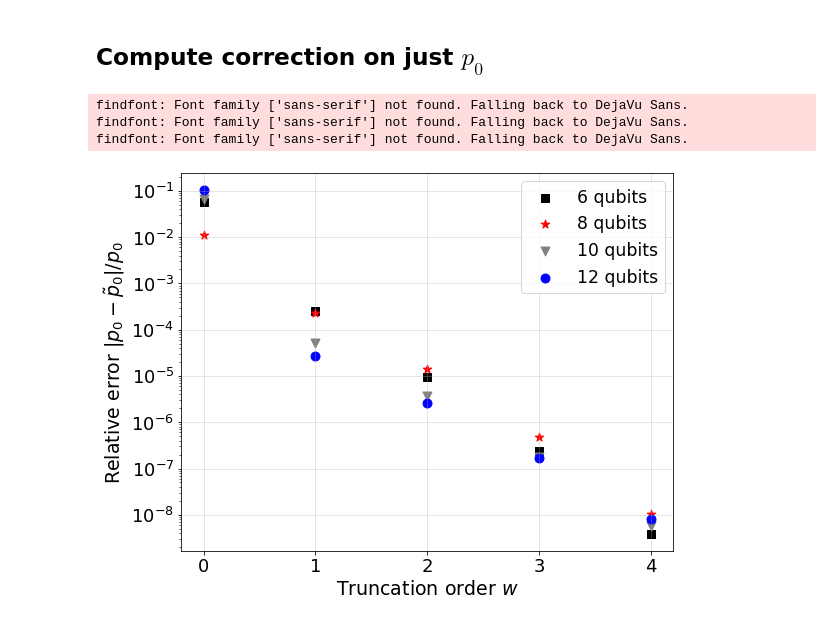
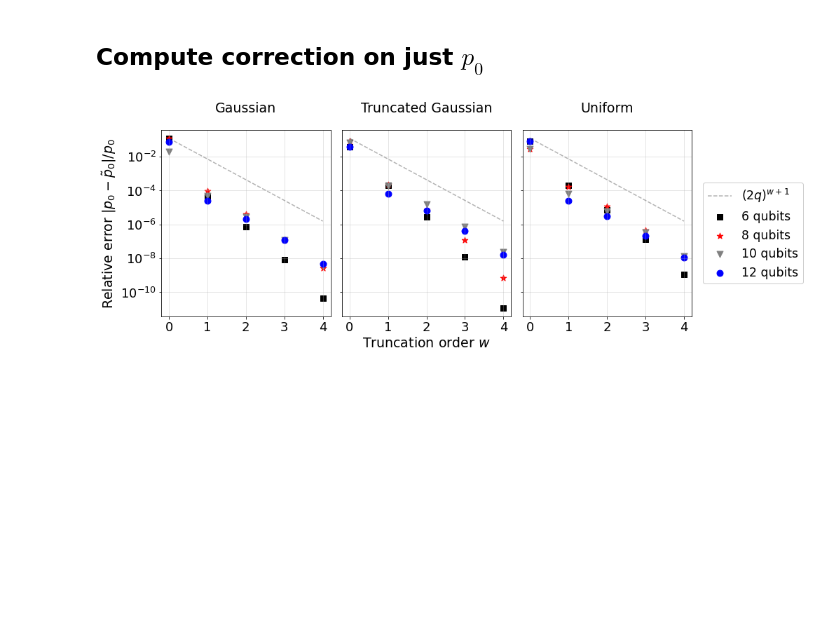
Before and after one commit to peterse/perturbative_readout_correction, a Jupyter notebook: make_plot_1_p0_scaling.ipynb, the cells around one changed output. Drawn from its saved outputs; the diff is of its cells as text; code cells hidden in the pictures; blank space fills up the shorter version.

Commit message:
plot updats and another scaling result.

```diff
--- a/make_plot_1_p0_scaling.ipynb
+++ b/make_plot_1_p0_scaling.ipynb
@@ -14,6 +14,9 @@ import response_matrix
 n = 5
 def gaussian(x, x0, sigma):
     return np.exp(-(x - x0)**2 / (2 * sigma**2)) / (np.sqrt(2 * np.pi) * sigma)
+
+def uniform(n):
+    return np.ones(1 << n) / (1 << n)
 
 def permuted_nbit_guassian(j, n, sigma):
     """Compute the gaussian centered at n//2 on a bit value `j` that has been shifted by n//2.
@@ -25,7 +28,8 @@ def permuted_nbit_guassian(j, n, sigma):
     fullrange = 1 << n
     x = ((j + (halfpoint)) % fullrange) / fullrange
     x0 = halfpoint / fullrange
-    return gaussian(x, x0, sigma)/ (1 << n)
+    out = gaussian(x, x0, sigma)
+    return out / sum(out)
 
 
 def nbit_guassian(j, n, sigma):
@@ -34,7 +38,8 @@ def nbit_guassian(j, n, sigma):
     fullrange = 1 << n
     x = j / fullrange
     x0 = 0
-    return gaussian(x, x0, sigma)/ (1 << n)
+    out = gaussian(x, x0, sigma)
+    return out / sum(out)
 
 # permuted_nbit_guassian(0, 4, .25)
 
@@ -56,0 +63,5 @@ plt.plot(x, p0)
+# %%
+x = np.arange(1 << n)
+p0 = uniform(n)
+plt.plot(x, p0)
+print(sum(p0))
@@ -100,33 +124,43 @@ for j, n_qubits in enumerate(nqubits_lst):
 # %%
 plt.style.use('./style.mplstyle')
 
-all_p0_outcomes = np.vstack((p0_baseline, p0_outcomes))
-x = [0] + wvals
-leglabs = [f"{x} qubits" for x in nqubits_lst]
-markers = ['s', '*', 'v', 'o', 'd']
-colors = ['k', 'r', 'gray', 'b', 'g']
+fig, axes = plt.subplots(1, nexperiments, figsize=(14, 5), constrained_layout=True, sharey=True)
+experiment_labels = [
 
-fig, ax = plt.subplots(1, 1, figsize=(8, 6), constrained_layout=True)
+]
 
-# p0 results
-for j, y in enumerate(all_p0_outcomes.T):
-    # Exclude the _complete_ inversion problem as it messes up the comparison
-    ax.scatter(x, y, label=leglabs[j], marker=markers[j], c=colors[j], s=80)
+for i in range(nexperiments):
+    all_p0_outcomes = np.vstack((p0_baseline[i], p0_outcomes[i]))
+    x = np.asarray([0] + wvals)
+    leglabs = [f"{x} qubits" for x in nqubits_lst]
+    markers = ['s', '*', 'v', 'o', 'd']
+    colors = ['k', 'r', 'gray', 'b', 'g']
 
-ax.set_xlabel(r"Truncation order $w$")
-ax.set_xticks(x)
-ax.set_xticklabels(x)
-ax.semilogy()
-ax.grid(True, alpha=0.4)
 
-# ax.set_ylim(0, ax.get_ylim()[1])
+    # p0 results
+    for j, y in enumerate(all_p0_outcomes.T):
+        # Exclude the _complete_ inversion problem as it messes up the comparison
+        axes[i].scatter(x, y, label=leglabs[j], marker=markers[j], c=colors[j], s=80)
+    axes[i].plot(x, 2 * qfixed ** (x+1), ls='--', c='k', alpha=0.3, label=r"$(2q)^{w+1}$")
 
-ax.set_ylabel(r"Relative error $|p_0 - \tilde{p}_0| / p_0$")
-ax.legend()
+axes[0].set_ylabel(r"Relative error $|p_0 - \tilde{p}_0| / p_0$")
+axes[1].set_xlabel(r"Truncation order $w$")
+axes[2].legend(bbox_to_anchor=(1.03, .75), framealpha=1)
+
+axes[0].set_title("Gaussian")
+axes[1].set_title("Truncated Gaussian")
+axes[2].set_title("Uniform")
+
+for ax in axes:
+    ax.set_xticks(x)
+    ax.set_xticklabels(x)
+    ax.semilogy()
+    ax.grid(True, alpha=0.4)
+
+    # ax.set_ylim(0, ax.get_ylim()[1])
+
+
 
 fig.savefig("figures/figure1.pdf")
 # %% [output]
-findfont: Font family ['sans-serif'] not found. Falling back to DejaVu Sans.
-findfont: Font family ['sans-serif'] not found. Falling back to DejaVu Sans.
-findfont: Font family ['sans-serif'] not found. Falling back to DejaVu Sans.
-[figure, old version]
+[figure, new version]
```
Also changed, not shown: parts of 5 cells of this notebook, 5 other files.
